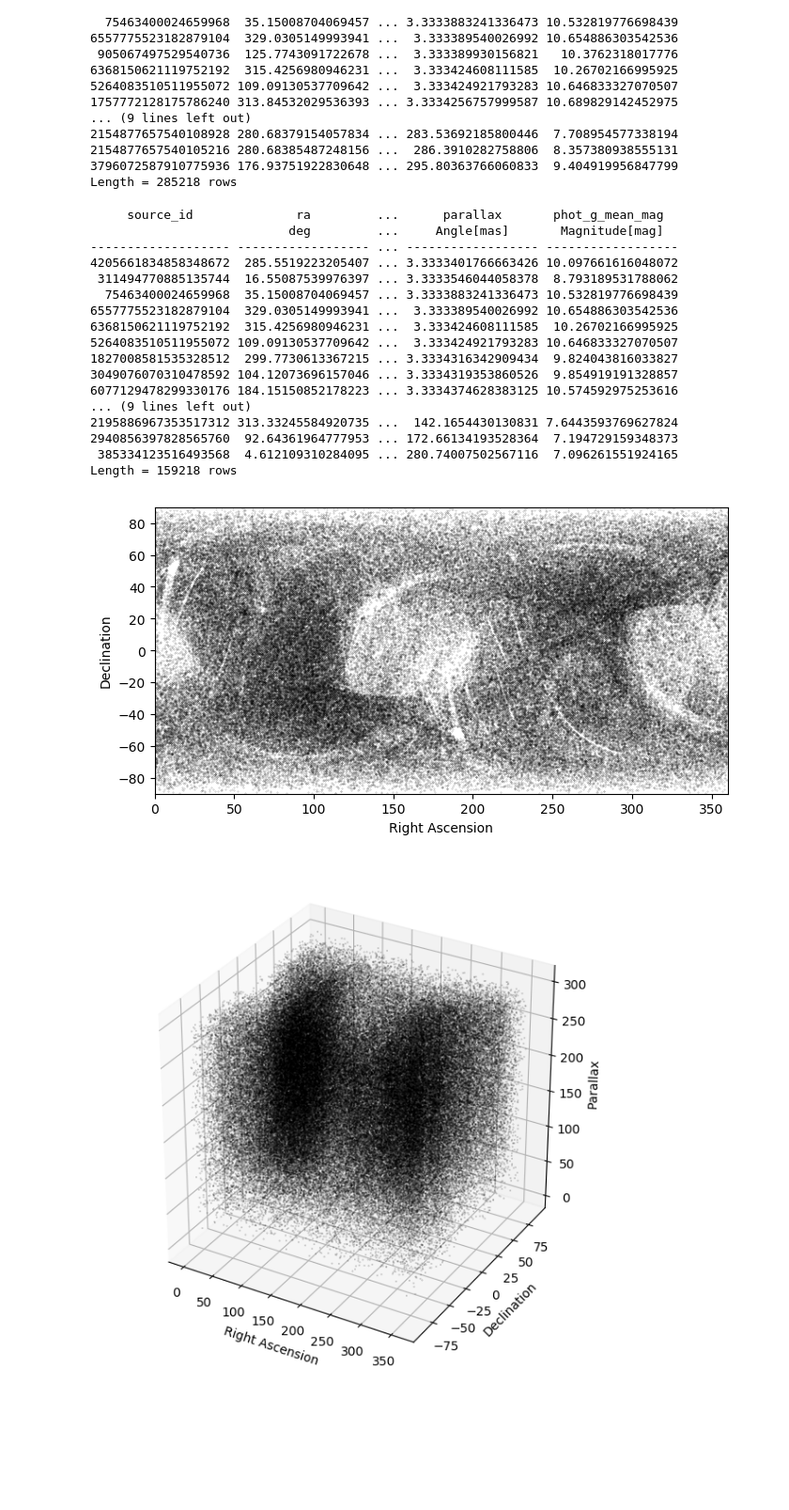
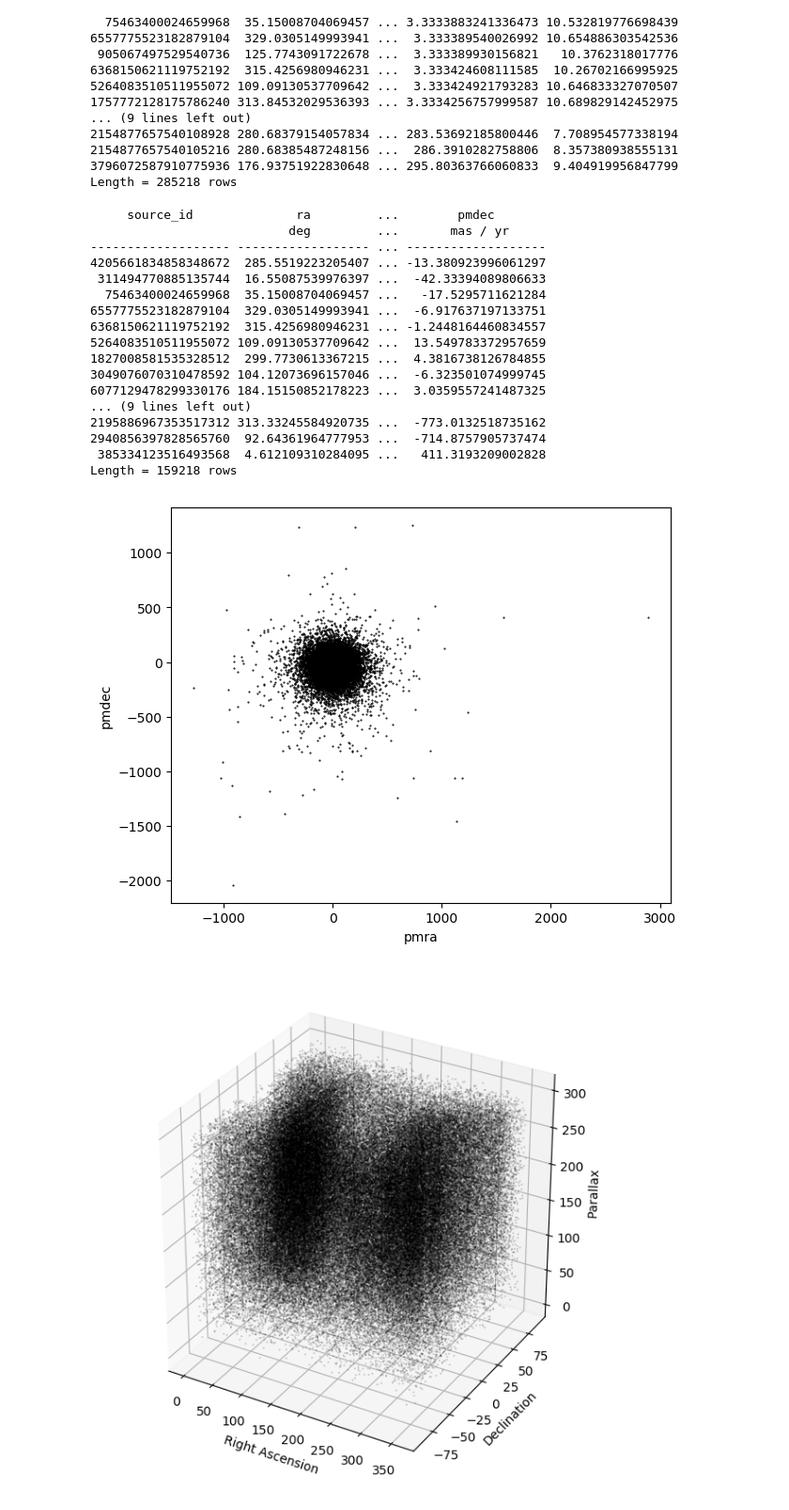
Before and after one commit to erumelhart/astr499research, a Jupyter notebook: gaia_data_search.ipynb, the cells around one changed output. Shown at 94% size. Saved outputs shown, nothing was run; the diff lists cells and outputs as text; code cells hidden in the pictures; blank space fills up the shorter version.

```diff
--- a/gaia_data_search.ipynb
+++ b/gaia_data_search.ipynb
@@ -14,9 +14,9 @@ import numpy as np
 import warnings
 warnings.filterwarnings('ignore')
 # %%
-job = Gaia.launch_job_async("SELECT source_id, ra, dec, parallax, phot_g_mean_mag \
-FROM gaiadr1.tgas_source \
-WHERE parallax >= 3.333333 AND phot_g_mean_mag < 11 AND parallax_error < 0.314159" \
+job = Gaia.launch_job_async("SELECT gaia.source_id, gaia.ra, gaia.dec, gaia.parallax, gaia.phot_g_mean_mag, gaia.pmra, gaia.pmdec \
+FROM gaiadr1.tgas_source AS gaia \
+WHERE gaia.parallax >= 3.333333 AND gaia.phot_g_mean_mag < 11 AND gaia.parallax_error < 0.314159" \
                            , dump_to_file=True)
 print(job)
 # %% [output]
@@ -76,22 +76,22 @@ Length = 285218 rows
 table = job.get_results()
 print(table)
 # %% [output]
-     source_id              ra         ...      parallax       phot_g_mean_mag
-                           deg         ...     Angle[mas]       Magnitude[mag]
-------------------- ------------------ ... ------------------ ------------------
-4205661834858348672  285.5519223205407 ... 3.3333401766663426 10.097661616048072
- 311494770885135744  16.55087539976397 ... 3.3333546044058378  8.793189531788062
-  75463400024659968  35.15008704069457 ... 3.3333883241336473 10.532819776698439
-6557775523182879104  329.0305149993941 ...  3.333389540026992 10.654886303542536
-6368150621119752192  315.4256980946231 ...  3.333424608111585  10.26702166995925
-5264083510511955072 109.09130537709642 ...  3.333424921793283 10.646833327070507
-1827008581535328512  299.7730613367215 ... 3.3334316342909434  9.824043816033827
-3049076070310478592 104.12073696157046 ... 3.3334319353860526  9.854919191328857
-6077129478299330176 184.15150852178223 ... 3.3334374628383125 10.574592975253616
+     source_id              ra         ...        pmdec
+                           deg         ...       mas / yr
+------------------- ------------------ ... -------------------
+4205661834858348672  285.5519223205407 ... -13.380923996061297
+ 311494770885135744  16.55087539976397 ...  -42.33394089806633
+  75463400024659968  35.15008704069457 ...   -17.5295711621284
+6557775523182879104  329.0305149993941 ...  -6.917637197133751
+6368150621119752192  315.4256980946231 ... -1.2448164460834557
+5264083510511955072 109.09130537709642 ...  13.549783372957659
+1827008581535328512  299.7730613367215 ...  4.3816738126784855
+3049076070310478592 104.12073696157046 ...  -6.323501074999745
+6077129478299330176 184.15150852178223 ...  3.0359557241487325
 ... (9 lines left out)
-2195886967353517312 313.33245584920735 ...  142.1654430130831 7.6443593769627824
-2940856397828565760  92.64361964777953 ... 172.66134193528364  7.194729159348373
- 385334123516493568  4.612109310284095 ... 280.74007502567116  7.096261551924165
+2195886967353517312 313.33245584920735 ...  -773.0132518735162
+2940856397828565760  92.64361964777953 ...  -714.8757905737474
+ 385334123516493568  4.612109310284095 ...   411.3193209002828
 Length = 159218 rows
 # %%
 ra = table['ra']
@@ -108,20 +108,20 @@ for c, table in enumerate(table, 1):
 # %%
 plt.style.use('default')
 fig = plt.figure()
 ax = fig.add_subplot(111, aspect='equal')
 #fig.set_size_inches(8,8)
 
 fig.tight_layout()
 
-ax.set_xlim(0., 360.)
-ax.set_ylim(-90., 90.)
+#ax.set_xlim(0., 360.)
+#ax.set_ylim(-90., 90.)
 
-ax.set_ylabel("Declination")
-ax.set_xlabel("Right Ascension")
+ax.set_ylabel("pmdec")
+ax.set_xlabel("pmra")
 
-ax.plot(ra, dec, color='k', marker='.', markersize=0.6, linestyle='None', alpha=0.3);
+ax.plot(table['pmra'], table['pmdec'], color='k', marker='.', markersize=1, linestyle='None');
 # %% [output]
-[figure, old version]
+[figure, new version]
 # %%
 fig = plt.figure()
 ax = fig.add_subplot(111,projection='3d')
```
Also changed, not shown: parts of 4 cells of this notebook.
